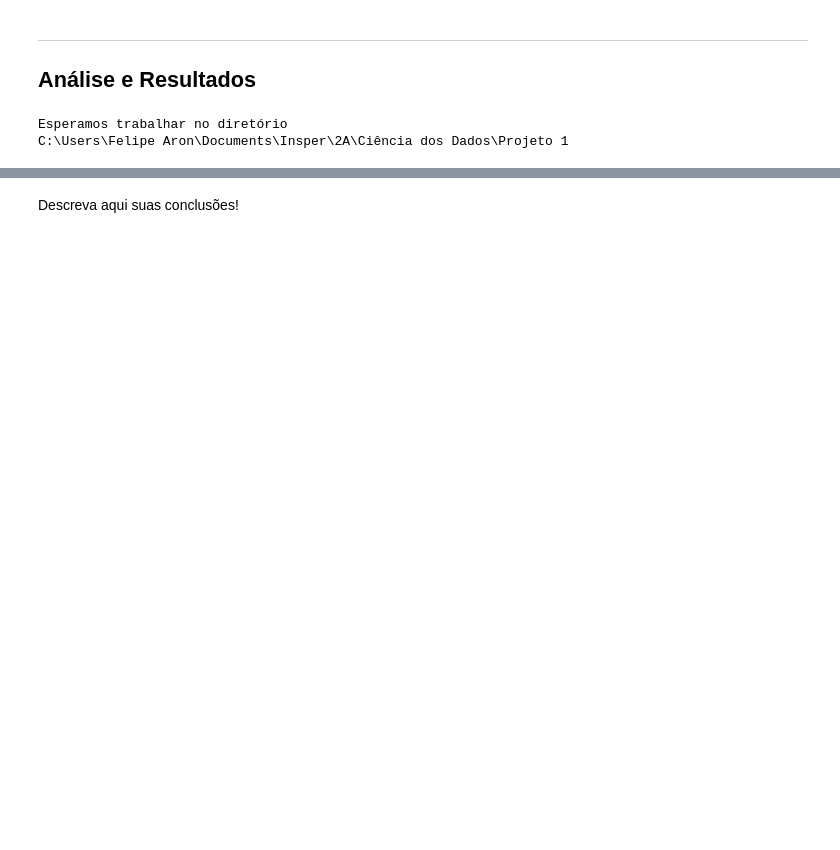
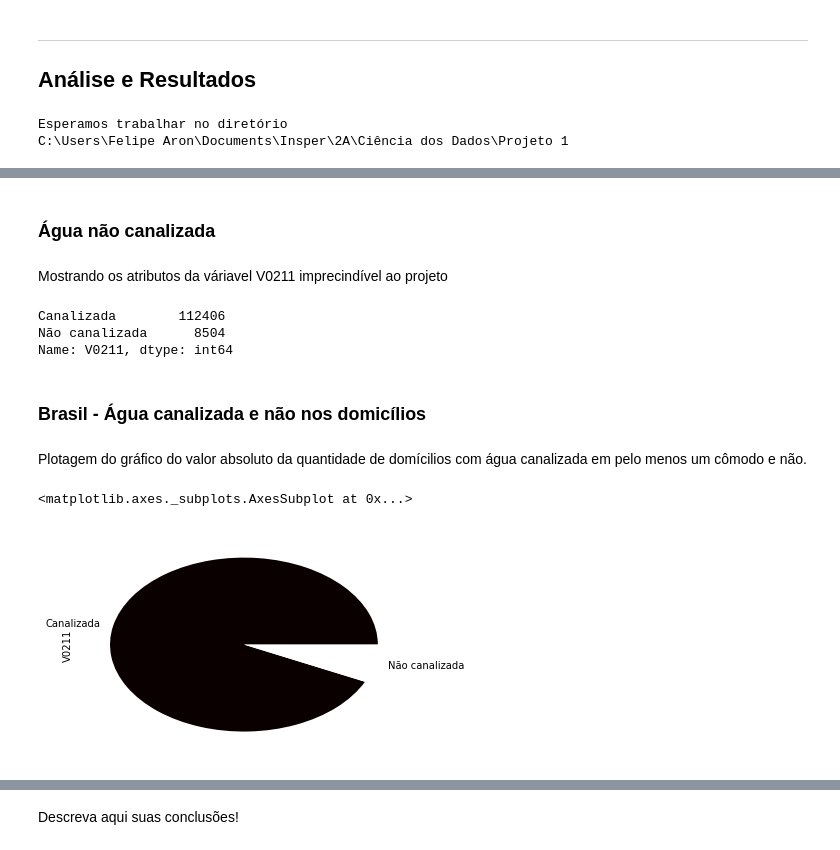
Before and after one commit to felipearas/cdaron, a Jupyter notebook: Projeto1 - Felipe Aron.ipynb, the cells around one changed output, grey strips where cells are left out. Cells and saved outputs as stored; diff of their text form; code cells hidden in the pictures; blank space fills up the shorter version.

```diff
--- a/Projeto1 - Felipe Aron.ipynb
+++ b/Projeto1 - Felipe Aron.ipynb
@@ -86,0 +46,4 @@ ___
+# %%
+interesse = dados.loc[:,['UF','V0105','V0211','V0215','V4622','V4623']]
+
+interesse_new = dados.loc[:,['UF','V0105','V0211','V0215','V4622','V4623']]
@@ -86,0 +64,14 @@ ___
+# %%
+interesse['Reg'] = interesse.UF
+interesse.Reg[(interesse.UF>10)&(interesse.UF<=17)]=1
+interesse.Reg[(interesse.UF>20)&(interesse.UF<30)]=2
+interesse.Reg[(interesse.UF>30)&(interesse.UF<36)]=3
+interesse.Reg[(interesse.UF>37)&(interesse.UF<46)]=4
+interesse.Reg[(interesse.UF>49)&(interesse.UF<54)]=5
+
+interesse_new['Reg'] = interesse_new.UF
+interesse_new.Reg[(interesse_new.UF>10)&(interesse_new.UF<=17)]=1
+interesse_new.Reg[(interesse_new.UF>20)&(interesse_new.UF<30)]=2
+interesse_new.Reg[(interesse_new.UF>30)&(interesse_new.UF<36)]=3
+interesse_new.Reg[(interesse_new.UF>37)&(interesse_new.UF<46)]=4
+interesse_new.Reg[(interesse_new.UF>49)&(interesse_new.UF<54)]=5
@@ -86,0 +104,18 @@ ___
+# %%
+interesse.UF = interesse.UF.astype('category')
+interesse.UF.cat.categories = ('Rondônia', 'Acre', 'Amazonas', 'Roraima', 'Pará', 'Amapá', 'Tocantins', 'Maranhão', 'Piauí', 'Ceará', 'Rio Grande do Norte', 'Paraíba', 'Pernambuco', 'Alagoas','Sergipe','Bahia', 'Minas Gerais', 'Espirito Santo', 'Rio de Janeiro', 'São Paulo', 'Paraná','Santa Catarina','Rio Grande do Sul', 'Mato Grosso do Sul', 'Mato Grosso', 'Goiás', 'DF')
+interesse.Reg = interesse.Reg.astype('category')
+interesse.Reg.cat.categories = ('Norte','Nordeste','Sudeste','Sul','Centro-Oeste')
+interesse.V0215 = interesse.V0215.astype('category')
+interesse.V0215.cat.categories = ('Tem banheiro no domícilio', 'Não tem banheiro no domícilio')
+interesse.V4623 = interesse.V4623.astype('category')
+interesse.V4623.cat.categories = ('Tem morador menor de 18 anos e tem segurança alimentar', 'Tem morador menor de 18 anos e insegurança alimentar leve','Tem morador menor de 18 anos e insegurança alimentar moderada','Tem morador menor de 18 anos e insegurança alimentar grave','Não tem morador menor de 18 anos e tem segurança alimentar','Não tem morador menor de 18 anos e insegurança alimentar leve','Não tem morador menor de 18 anos e insegurança alimentar moderada','Não tem morador menor de 18 anos e insegurança alimentar grave')
+
+interesse_new.UF = interesse_new.UF.astype('category')
+interesse_new.UF.cat.categories = ('Rondônia', 'Acre', 'Amazonas', 'Roraima', 'Pará', 'Amapá', 'Tocantins', 'Maranhão', 'Piauí', 'Ceará', 'Rio Grande do Norte', 'Paraíba', 'Pernambuco', 'Alagoas','Sergipe','Bahia', 'Minas Gerais', 'Espirito Santo', 'Rio de Janeiro', 'São Paulo', 'Paraná','Santa Catarina','Rio Grande do Sul', 'Mato Grosso do Sul', 'Mato Grosso', 'Goiás', 'DF')
+interesse_new.Reg = interesse_new.Reg.astype('category')
+interesse_new.Reg.cat.categories = ('Norte','Nordeste','Sudeste','Sul','Centro-Oeste')
+interesse_new.V0215 = interesse_new.V0215.astype('category')
+interesse_new.V0215.cat.categories = ('Tem banheiro no domícilio', 'Não tem banheiro no domícilio')
+interesse_new.V4623 = interesse_new.V4623.astype('category')
+interesse_new.V4623.cat.categories = ('Tem morador menor de 18 anos e tem segurança alimentar', 'Tem morador menor de 18 anos e insegurança alimentar leve','Tem morador menor de 18 anos e insegurança alimentar moderada','Tem morador menor de 18 anos e insegurança alimentar grave','Não tem morador menor de 18 anos e tem segurança alimentar','Não tem morador menor de 18 anos e insegurança alimentar leve','Não tem morador menor de 18 anos e insegurança alimentar moderada','Não tem morador menor de 18 anos e insegurança alimentar grave')
@@ -86,0 +126,4 @@ ___
+# %%
+interesse = interesse.dropna(0,how='any')
+
+interesse.head()
@@ -86,0 +148,22 @@ ___
+# %% [markdown]
+### Água não canalizada
+# %% [markdown]
+Mostrando os atributos da váriavel V0211 imprecindível ao projeto
+# %%
+naocanalizada = interesse[interesse.V0211!=3]
+naocanalizada.V0211.value_counts()
+# %% [output]
+Canalizada        112406
+Não canalizada      8504
+Name: V0211, dtype: int64
+# %% [markdown]
+### Brasil - Água canalizada e não nos domicílios
+# %% [markdown]
+Plotagem do gráfico do valor absoluto da quantidade de domícilios com água canalizada em pelo menos um cômodo e não.
+# %%
+brasilgrafico = interesse.V0211.value_counts()
+
+brasilgrafico.plot(kind='pie',colormap = 'hot')
+# %% [output]
+<matplotlib.axes._subplots.AxesSubplot at 0x...>
+[figure, added]
```
Also changed, not shown: parts of 48 cells of this notebook.
